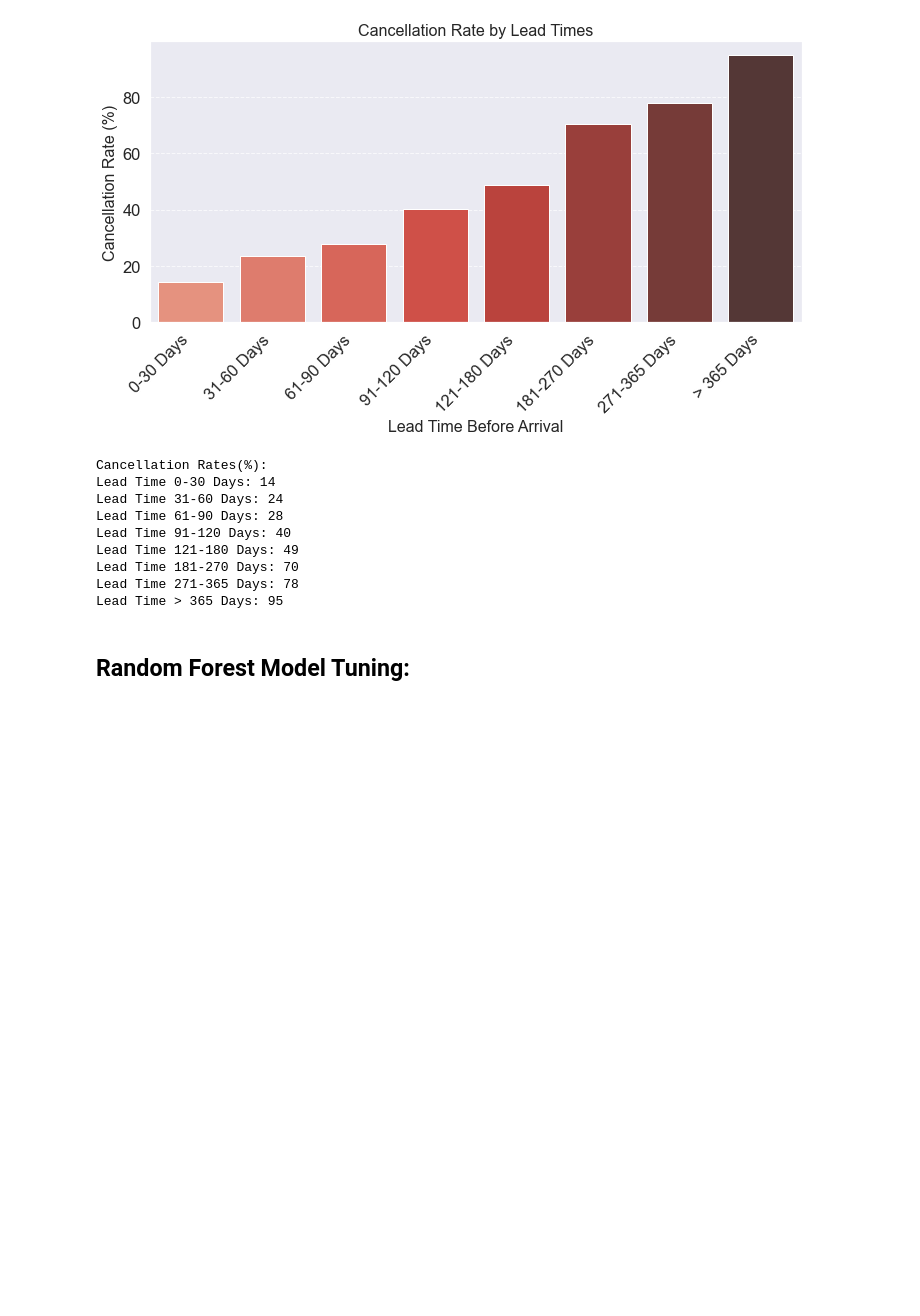
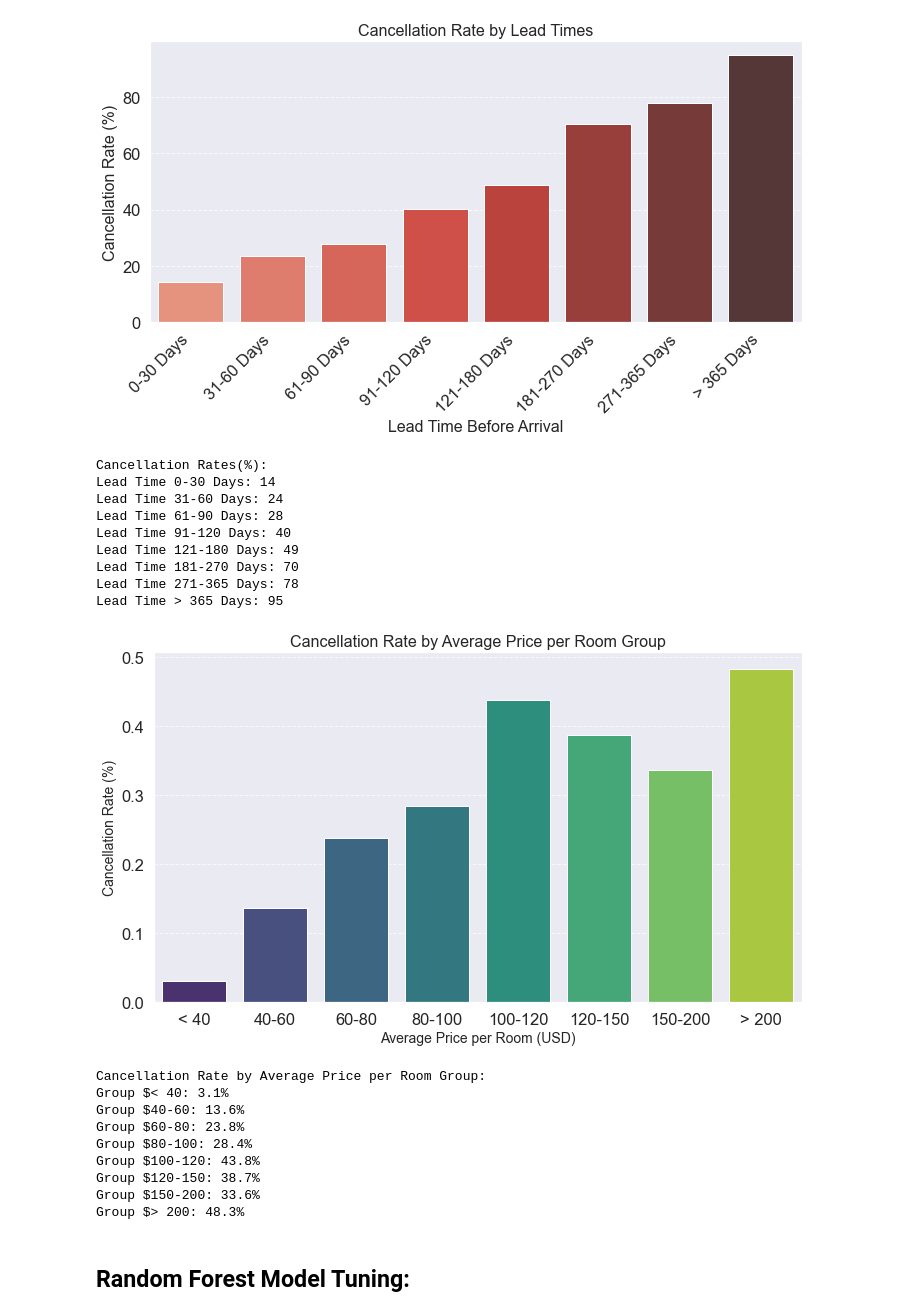
Before and after one commit to morgannash1/hotel_reservations, a Jupyter notebook: notebook.ipynb, the cells around one changed output. Drawn from its saved outputs; the diff is of its cells as text; code cells hidden in the pictures; blank space fills up the shorter version.

Commit message:
Readme/fill out data prep/modeling

```diff
--- a/notebook.ipynb
+++ b/notebook.ipynb
@@ -1076,6 +1073,59 @@ Lead Time 121-180 Days: 49
 Lead Time 181-270 Days: 70
 Lead Time 271-365 Days: 78
 Lead Time > 365 Days: 95
+# %%
+#Plot Cancellation Rate by Average Room Price
+
+#define bins for avg_price_per_room:
+bins = [0, 40, 60, 80, 100, 120, 150, 200, data_cleaned['avg_price_per_room'].max() + 1]
+labels = ['< 40', '40-60', '60-80', '80-100', '100-120', '120-150', '150-200', '> 200']
+
+#create a new binned avg_price_per_room column
+data_cleaned['room_price_group'] = pd.cut(
+    data_cleaned['avg_price_per_room'],
+    bins=bins,
+    labels=labels,
+    right=False,
+    include_lowest=True)
+
+#groupby new room_price_group column and calculate the cancellation rate
+#when calculating the mean of a binary column, the result is the proportion of 1's in that group (how many cancelled out of how many total)
+price_cancellation = data_cleaned.groupby('room_price_group', observed=False)['is_canceled'].mean().reset_index()
+price_cancellation.rename(columns={'is_canceled': 'cancellation_rate'}, inplace=True)
+
+#plot the cancellation rate by room_price_group
+plt.figure(figsize=(10, 6))
+ax = sns.barplot(
+    x='room_price_group',
+    y='cancellation_rate',
+    data=price_cancellation,
+    palette='viridis')
+
+plt.title('Cancellation Rate by Average Price per Room Group', fontsize=16)
+plt.xlabel('Average Price per Room (USD)', fontsize=14)
+plt.ylabel('Cancellation Rate (%)', fontsize=14)
+plt.xticks(rotation=0)
+plt.grid(axis='y', linestyle='--', alpha=0.7)
+
+plt.tight_layout()
+plt.show();
+
+print("Cancellation Rate by Average Price per Room Group:")
+for index, row in price_cancellation.iterrows():
+    group = row['room_price_group']
+    rate = row['cancellation_rate']
+    print(f"Group ${group}: {rate:.1%}")
+# %% [output]
+[figure, added]
+Cancellation Rate by Average Price per Room Group:
+Group $< 40: 3.1%
+Group $40-60: 13.6%
+Group $60-80: 23.8%
+Group $80-100: 28.4%
+Group $100-120: 43.8%
+Group $120-150: 38.7%
+Group $150-200: 33.6%
+Group $> 200: 48.3%
 # %% [markdown]
 ## Random Forest Model Tuning:
 # %% [markdown]
```
Also changed, not shown: parts of 5 cells of this notebook, 1 other file.
